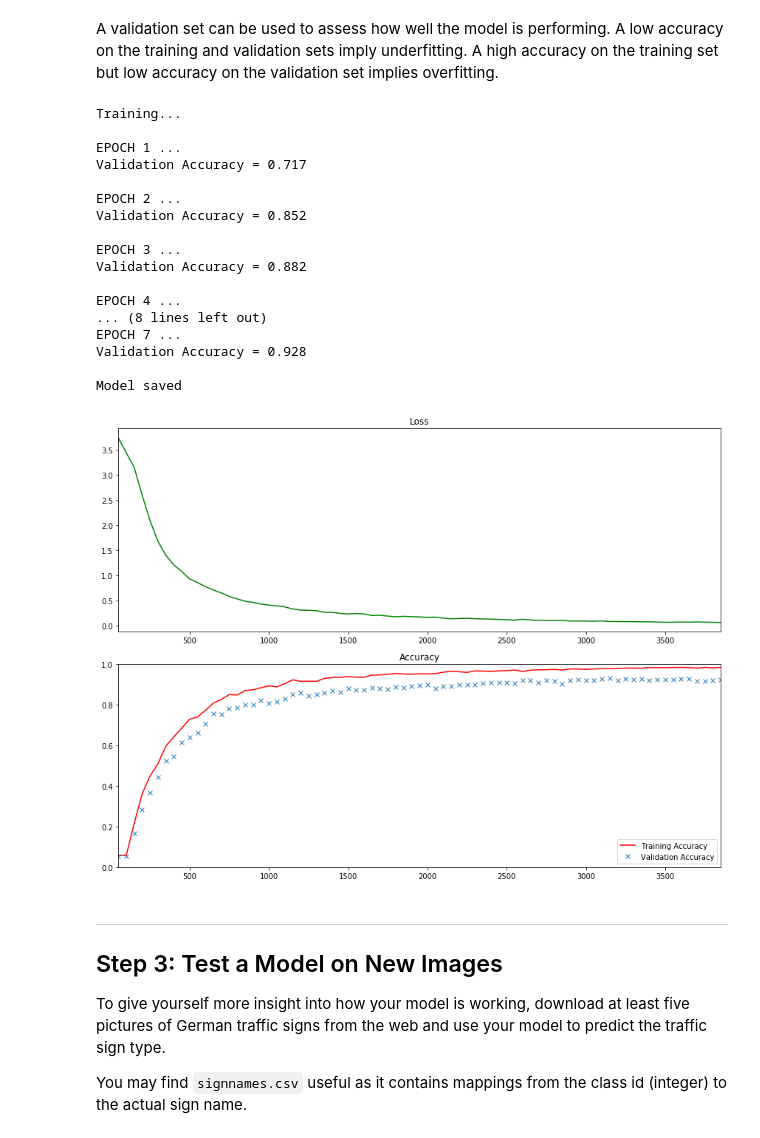
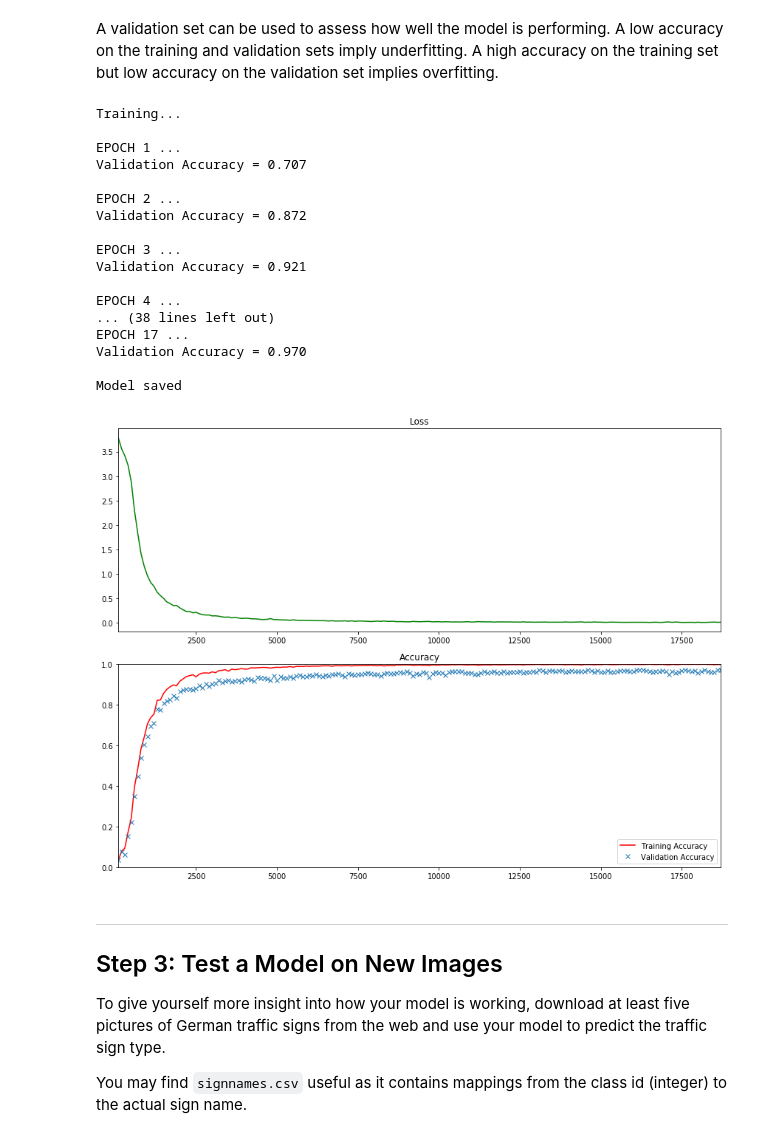
Before and after one commit to kennt/CarND1-P2, a Jupyter notebook: Traffic_Sign_Classifier.ipynb, the cells around one changed output. Cells and saved outputs as stored; diff of their text form; code cells hidden in the pictures.

```diff
--- a/Traffic_Sign_Classifier.ipynb
+++ b/Traffic_Sign_Classifier.ipynb
@@ -159,5 +159,8 @@ Use the code cell (or multiple code cells, if necessary) to implement the first
 # %%
 X_train[0].shape
 img = cv2.cvtColor(X_train[1], cv2.COLOR_RGB2HSV)
-plt.imshow(img[:,:,2])
+#plt.imshow(img[:,:,2])
+x = img[:, :, 2]
+x.shape
+x[:,:,np.newaxis].shape
 # %% [output]
@@ -201,7 +225,7 @@ my_model_shape = X_train.shape[1:]
 import tensorflow as tf
 from tensorflow.contrib.layers import flatten
 
-EPOCHS = 7
+EPOCHS = 17
 BATCH_SIZE = 128
 LEARNING_RATE = 0.001
 DROPOUT_RATE_TRAINING = 0.5
@@ -336,7 +403,7 @@ def evaluate(operation, X_data, y_data, dropout_rate):
 train_feed_dict = { x: X_train, y: y_train }
 valid_feed_dict = { x: X_valid, y: y_valid }
 
-LOG_BATCH_STEP = 50
+LOG_BATCH_STEP = 100
 batches = []
 loss_batch = []
 train_acc_batch = []
@@ -381,40 +448,40 @@ fig_size[0] = 12
 fig_size[1] = 9
 plt.rcParams["figure.figsize"] = fig_size
 
 
 loss_plot = plt.subplot(211)
 loss_plot.set_title('Loss')
 loss_plot.plot(batches, loss_batch, 'g')
 loss_plot.set_xlim([batches[0], batches[-1]])
 
 acc_plot = plt.subplot(212)
 acc_plot.set_title('Accuracy')
 acc_plot.plot(batches, train_acc_batch, 'r', label='Training Accuracy')
 acc_plot.plot(batches, valid_acc_batch, 'x', label='Validation Accuracy')
 acc_plot.set_ylim([0, 1.0])
 acc_plot.set_xlim([batches[0], batches[-1]])
 acc_plot.legend(loc=4)
 plt.tight_layout()
 plt.show()
 # %% [output]
 Training...
 
 EPOCH 1 ...
-Validation Accuracy = 0.717
+Validation Accuracy = 0.707
 
 EPOCH 2 ...
-Validation Accuracy = 0.852
+Validation Accuracy = 0.872
 
 EPOCH 3 ...
-Validation Accuracy = 0.882
+Validation Accuracy = 0.921
 
 EPOCH 4 ...
-... (8 lines left out)
-EPOCH 7 ...
-Validation Accuracy = 0.928
+... (38 lines left out)
+EPOCH 17 ...
+Validation Accuracy = 0.970
 
 Model saved
-[figure, old version]
+[figure, new version]
 # %% [markdown]
 ---
 
```
Also changed, not shown: parts of 6 cells of this notebook, 1 other file.
